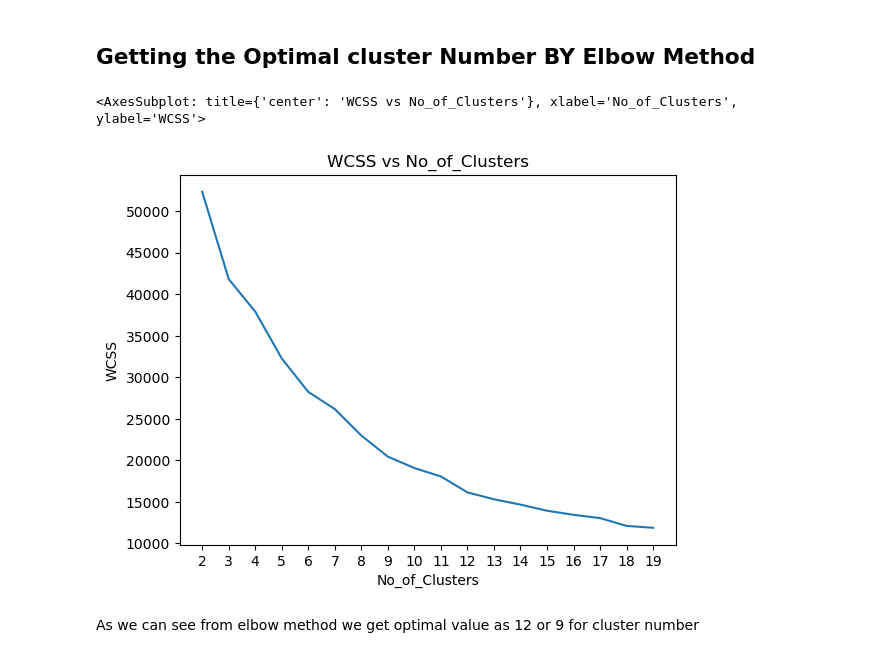
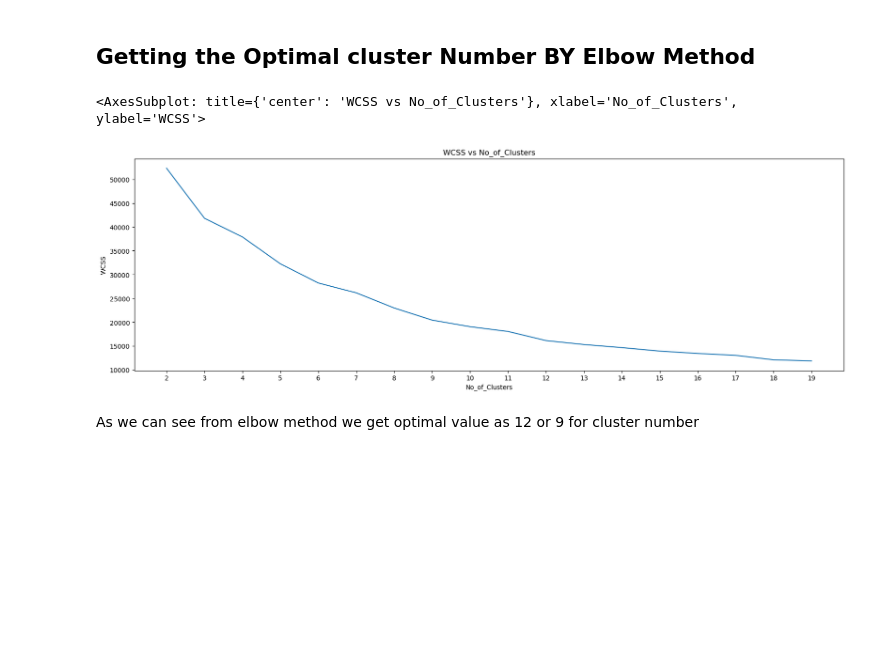
Before and after one commit to Sahas-out/Learning_DS_ML, a Jupyter notebook: MLResearch/Datasets_ML/Facebook Dataset/fb.ipynb, the cells around one changed output. Cells and saved outputs as stored; diff of their text form; code cells hidden in the pictures; blank space fills up the shorter version.

```diff
--- a/MLResearch/Datasets_ML/Facebook Dataset/fb.ipynb
+++ b/MLResearch/Datasets_ML/Facebook Dataset/fb.ipynb
@@ -14,3 +14,10 @@ fb_data.head()
 | 3 | video | 4/21/2018 6:17 | 227 | 236 | 57 | 204 | 21 | ... |
 | 4 | photo | 4/21/2018 2:29 | 111 | 0 | 0 | 111 | 0 | ... |
 | 5 | photo | 4/18/2018 3:22 | 213 | 0 | 0 | 204 | 9 | ... |
+# %%
+fb_data['status_published'] = pd.to_datetime(fb_data.status_published)
+plt.figure(figsize=(20,6))
+plt.title('number of reactions on post over time')
+plt.ylabel('Reactions')
+plt.xlabel('Time')
+sns.lineplot(x = 'status_published',y = 'num_reactions' ,data = fb_data)
@@ -50,3 +56,8 @@ train_data.columns = train_data.columns.astype('str')
+# %%
+from sklearn.preprocessing import OrdinalEncoder
+Ord_encoder = OrdinalEncoder()
+train_data[['status_type']] = Ord_encoder.fit_transform(train_data[['status_type']])
+train_data['status_type'].unique()
 # %% [markdown]
 ## Feature Scaling
 # %%
@@ -74,18 +69,19 @@ train_data
 # %%
 from sklearn.cluster import KMeans
 
 def get_WCSS(n_clusters):
     model = KMeans(n_clusters=n_clusters,init='k-means++',random_state=37)
     model.fit(train_data)
     return model.inertia_
+plt.figure(figsize=(20,6))
 plt.title('WCSS vs No_of_Clusters')
 plt.xlabel('No_of_Clusters')
 plt.ylabel('WCSS')
 plt.xticks(range(2,20))
 sns.lineplot(y=[get_WCSS(i) for i in range(2,20)],x =[i for i in range(2,20)])
 # %% [output]
 <AxesSubplot: title={'center': 'WCSS vs No_of_Clusters'}, xlabel='No_of_Clusters', ylabel='WCSS'>
-[figure, old version]
+[figure, new version]
 # %% [markdown]
 As we can see from elbow method we get optimal value as 12 or 9 for cluster number
 # %%
```
Also changed, not shown: parts of 21 cells of this notebook, 3 other files.
